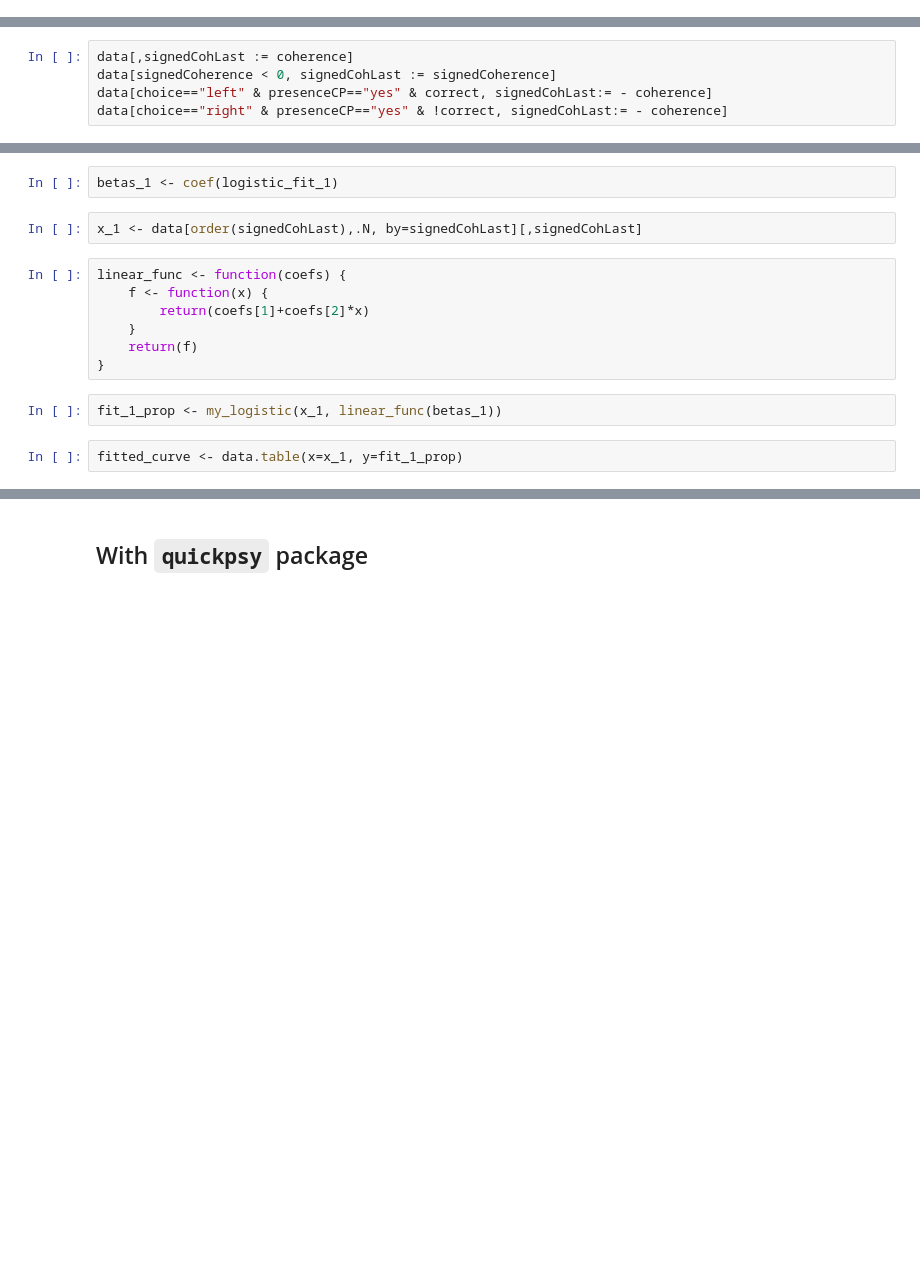
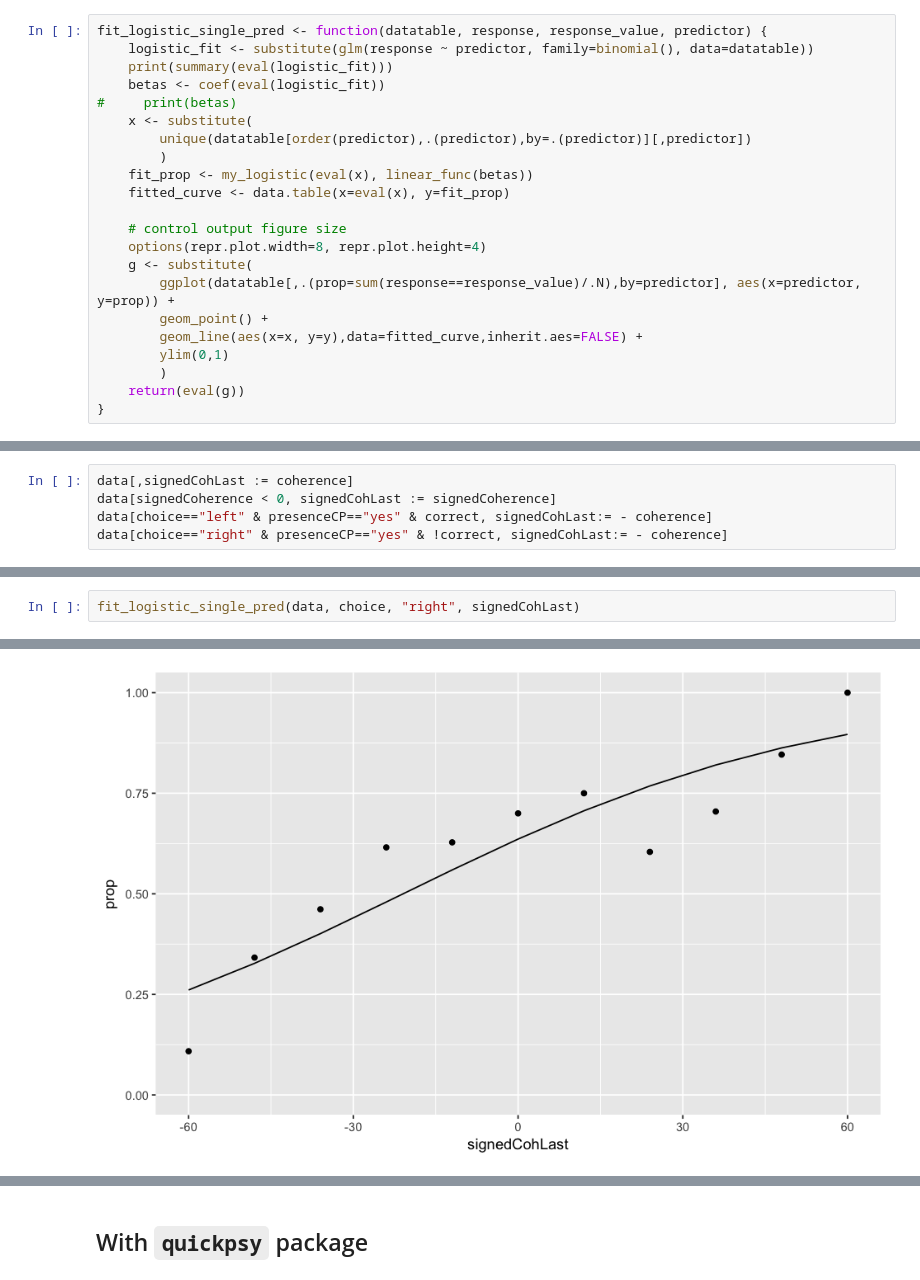
Before and after one commit to TheGoldLab/Analysis_SingleCP_DotsReversal, a Jupyter notebook: Jupyter/Pilot11/psychophysics.ipynb, the cells around one changed output, grey strips where cells are left out. Drawn from its saved outputs; the diff is of its cells as text; blank space fills up the shorter version.

Commit message:
perform a few logistic reg. fits with single predictor (automate with a func)

```diff
--- a/Jupyter/Pilot11/psychophysics.ipynb
+++ b/Jupyter/Pilot11/psychophysics.ipynb
@@ -13,3 +49,25 @@ my_logistic <- function(x_vals, linear_func) {
+# %%
+fit_logistic_single_pred <- function(datatable, response, response_value, predictor) {
+    logistic_fit <- substitute(glm(response ~ predictor, family=binomial(), data=datatable))
+    print(summary(eval(logistic_fit)))
+    betas <- coef(eval(logistic_fit))
+#     print(betas)
+    x <- substitute(
+        unique(datatable[order(predictor),.(predictor),by=.(predictor)][,predictor])
+        )
+    fit_prop <- my_logistic(eval(x), linear_func(betas))
+    fitted_curve <- data.table(x=eval(x), y=fit_prop)
+
+    # control output figure size
+    options(repr.plot.width=8, repr.plot.height=4)
+    g <- substitute(
+        ggplot(datatable[,.(prop=sum(response==response_value)/.N),by=predictor], aes(x=predictor, y=prop)) +
+        geom_point() +
+        geom_line(aes(x=x, y=y),data=fitted_curve,inherit.aes=FALSE) +
+        ylim(0,1)
+        )
+    return(eval(g))
+}
 # %% [markdown]
 ## Dataset handling
 # %% [markdown]
@@ -81,15 +101,3 @@ Number of Fisher Scoring iterations: 3
-# %%
-betas_1 <- coef(logistic_fit_1)
-# %%
-x_1 <- data[order(signedCohLast),.N, by=signedCohLast][,signedCohLast]
-# %%
-linear_func <- function(coefs) {
-    f <- function(x) {
-        return(coefs[1]+coefs[2]*x)
-    }
-    return(f)
-}
-# %%
-fit_1_prop <- my_logistic(x_1, linear_func(betas_1))
-# %%
-fitted_curve <- data.table(x=x_1, y=fit_1_prop)
+# %%
+fit_logistic_single_pred(data, choice, "right", signedCohLast)
+# %% [output]
@@ -95,0 +121 @@ fitted_curve <- data.table(x=x_1, y=fit_1_prop)
+[figure, added]
```
Also changed, not shown: parts of 38 cells of this notebook.
